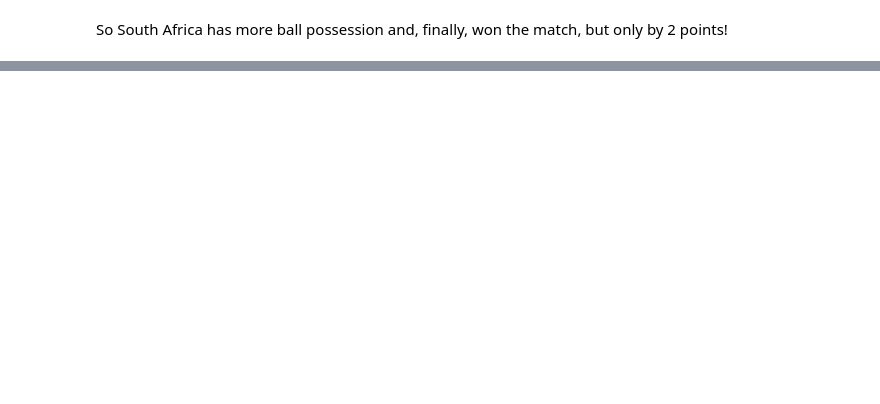
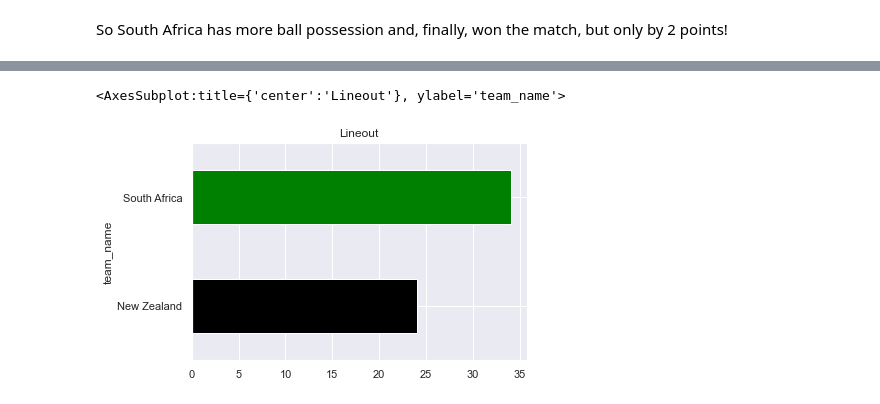
Before and after one commit to ToniBaixa/ITAcademy_Data_Science, a Jupyter notebook: Sprint11/Video_Opta_analysis.ipynb, the cells around one changed output, grey strips where cells are left out. Saved outputs shown, nothing was run; the diff lists cells and outputs as text; code cells hidden in the pictures; blank space fills up the shorter version.

```diff
--- a/Sprint11/Video_Opta_analysis.ipynb
+++ b/Sprint11/Video_Opta_analysis.ipynb
@@ -354,0 +403,6 @@ So South Africa has more ball possession and, finally, won the match, but only b
+# %%
+df.timeline.groupby('team_name').sum()['lineout']\
+.plot.barh(title="Lineout", color=['black',  'green'])
+# %% [output]
+<AxesSubplot:title={'center':'Lineout'}, ylabel='team_name'>
+[figure, added]
```
Also changed, not shown: parts of 22 cells of this notebook.
